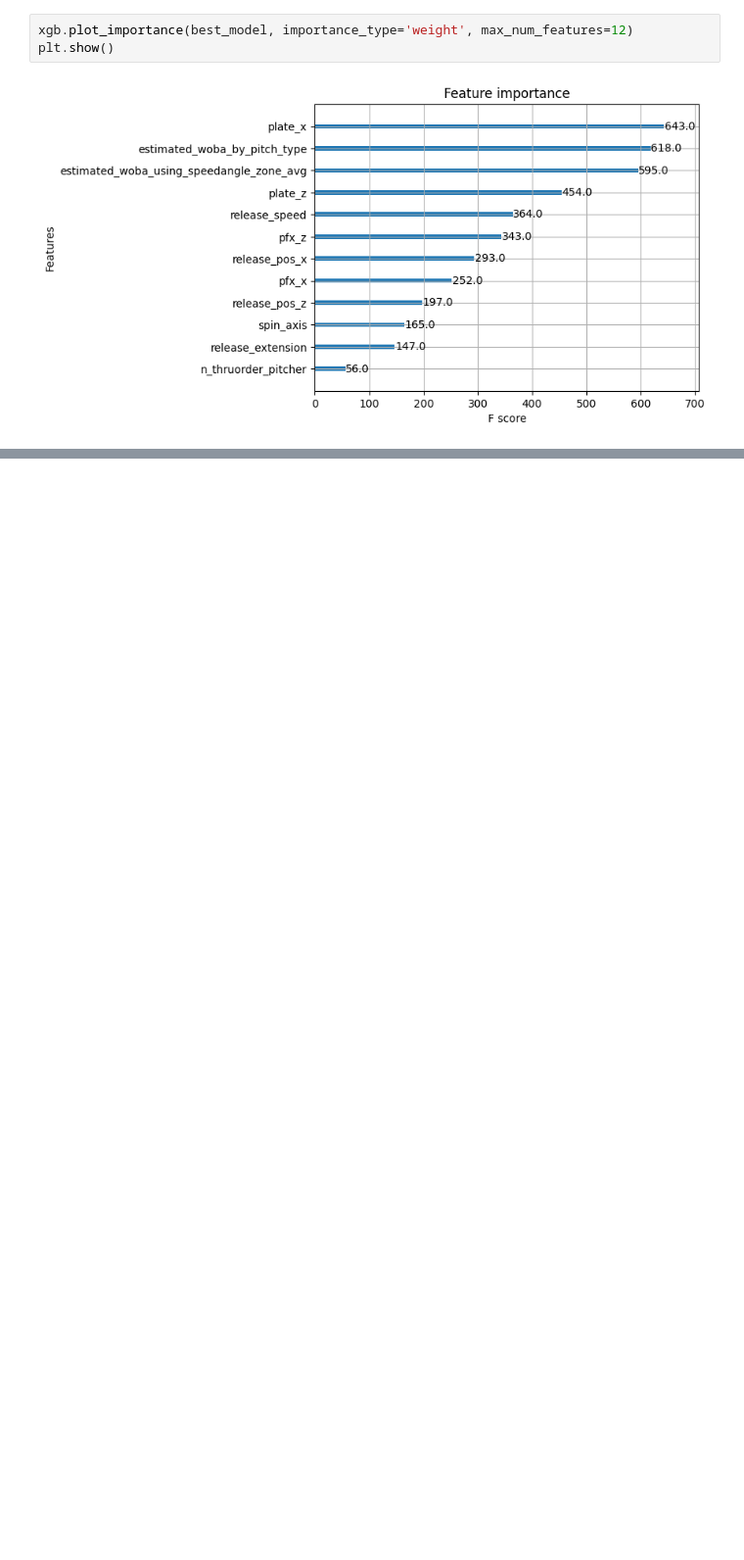
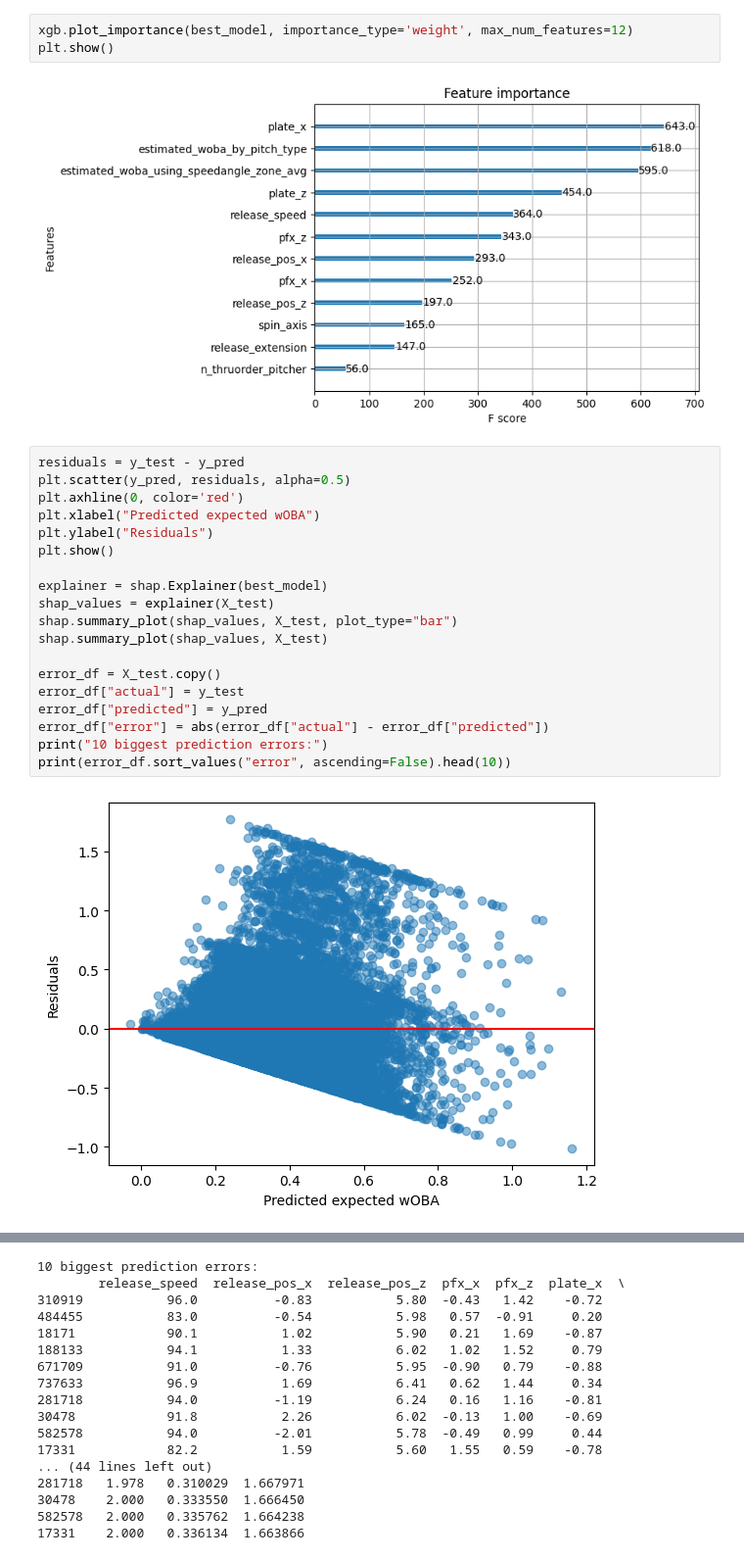
Before and after one commit to zybecker/DS-5500, a Jupyter notebook: Updated XGBoost.ipynb, the cells around one changed output, grey strips where cells are left out. Shown at 98% size. Cells and saved outputs as stored; diff of their text form; blank space fills up the shorter version.

```diff
--- a/Updated XGBoost.ipynb
+++ b/Updated XGBoost.ipynb
@@ -176,3 +188,24 @@ xgb.plot_importance(best_model, importance_type='weight', max_num_features=12)
 plt.show()
 # %% [output]
 [figure]
+# %%
+residuals = y_test - y_pred
+plt.scatter(y_pred, residuals, alpha=0.5)
+plt.axhline(0, color='red')
+plt.xlabel("Predicted expected wOBA")
+plt.ylabel("Residuals")
+plt.show()
+
+explainer = shap.Explainer(best_model)
+shap_values = explainer(X_test)
+shap.summary_plot(shap_values, X_test, plot_type="bar")
+shap.summary_plot(shap_values, X_test)
+
+error_df = X_test.copy()
+error_df["actual"] = y_test
+error_df["predicted"] = y_pred
+error_df["error"] = abs(error_df["actual"] - error_df["predicted"])
+print("10 biggest prediction errors:")
+print(error_df.sort_values("error", ascending=False).head(10))
+# %% [output]
+[figure, added]
@@ -178,0 +214,17 @@ plt.show()
+10 biggest prediction errors:
+        release_speed  release_pos_x  release_pos_z  pfx_x  pfx_z  plate_x  \
+310919           96.0          -0.83           5.80  -0.43   1.42    -0.72
+484455           83.0          -0.54           5.98   0.57  -0.91     0.20
+18171            90.1           1.02           5.90   0.21   1.69    -0.87
+188133           94.1           1.33           6.02   1.02   1.52     0.79
+671709           91.0          -0.76           5.95  -0.90   0.79    -0.88
+737633           96.9           1.69           6.41   0.62   1.44     0.34
+281718           94.0          -1.19           6.24   0.16   1.16    -0.81
+30478            91.8           2.26           6.02  -0.13   1.00    -0.69
+582578           94.0          -2.01           5.78  -0.49   0.99     0.44
+17331            82.2           1.59           5.60   1.55   0.59    -0.78
+... (44 lines left out)
+281718   1.978   0.310029  1.667971
+30478    2.000   0.333550  1.666450
+582578   2.000   0.335762  1.664238
+17331    2.000   0.336134  1.663866
```
Also changed, not shown: parts of 5 cells of this notebook.
